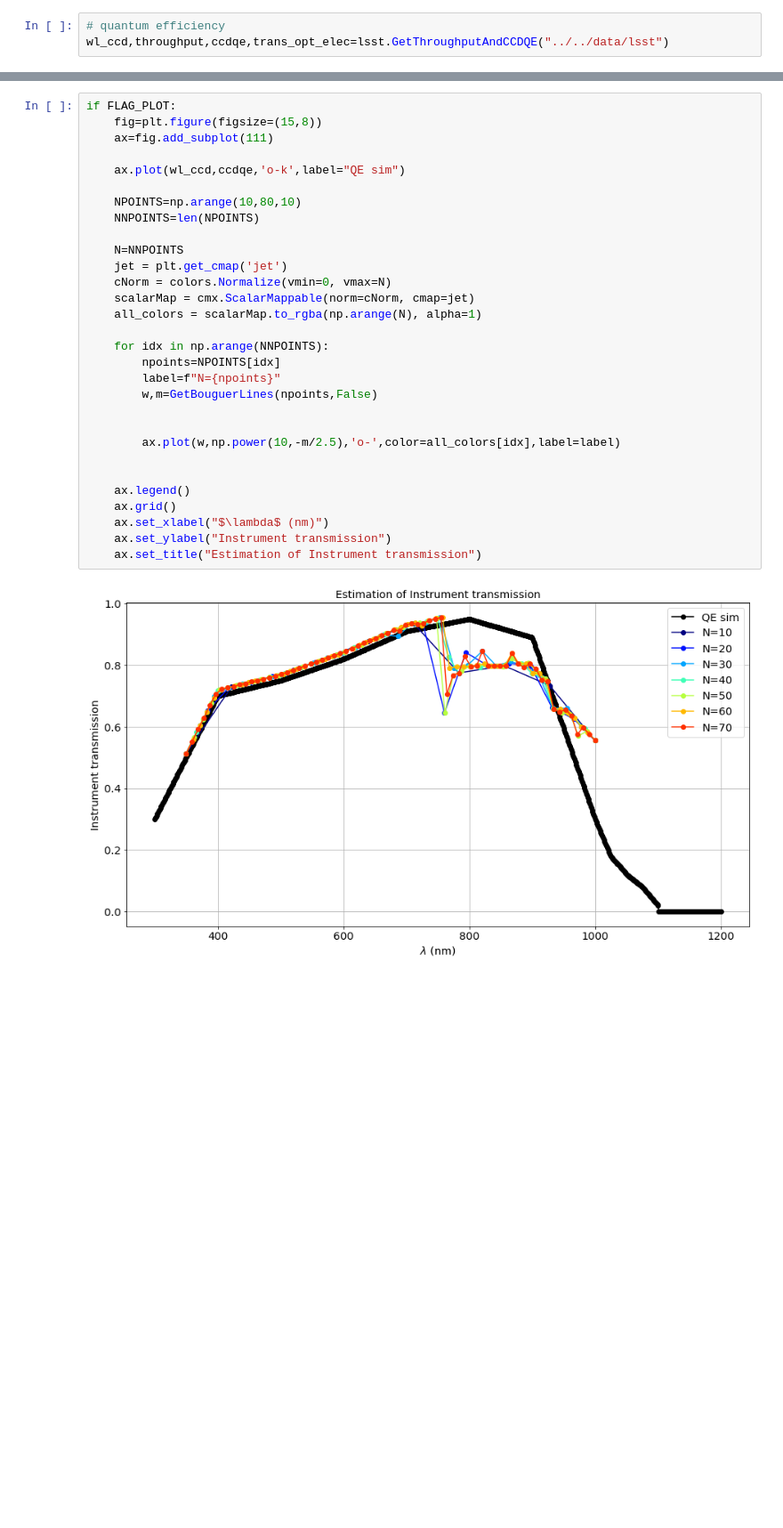
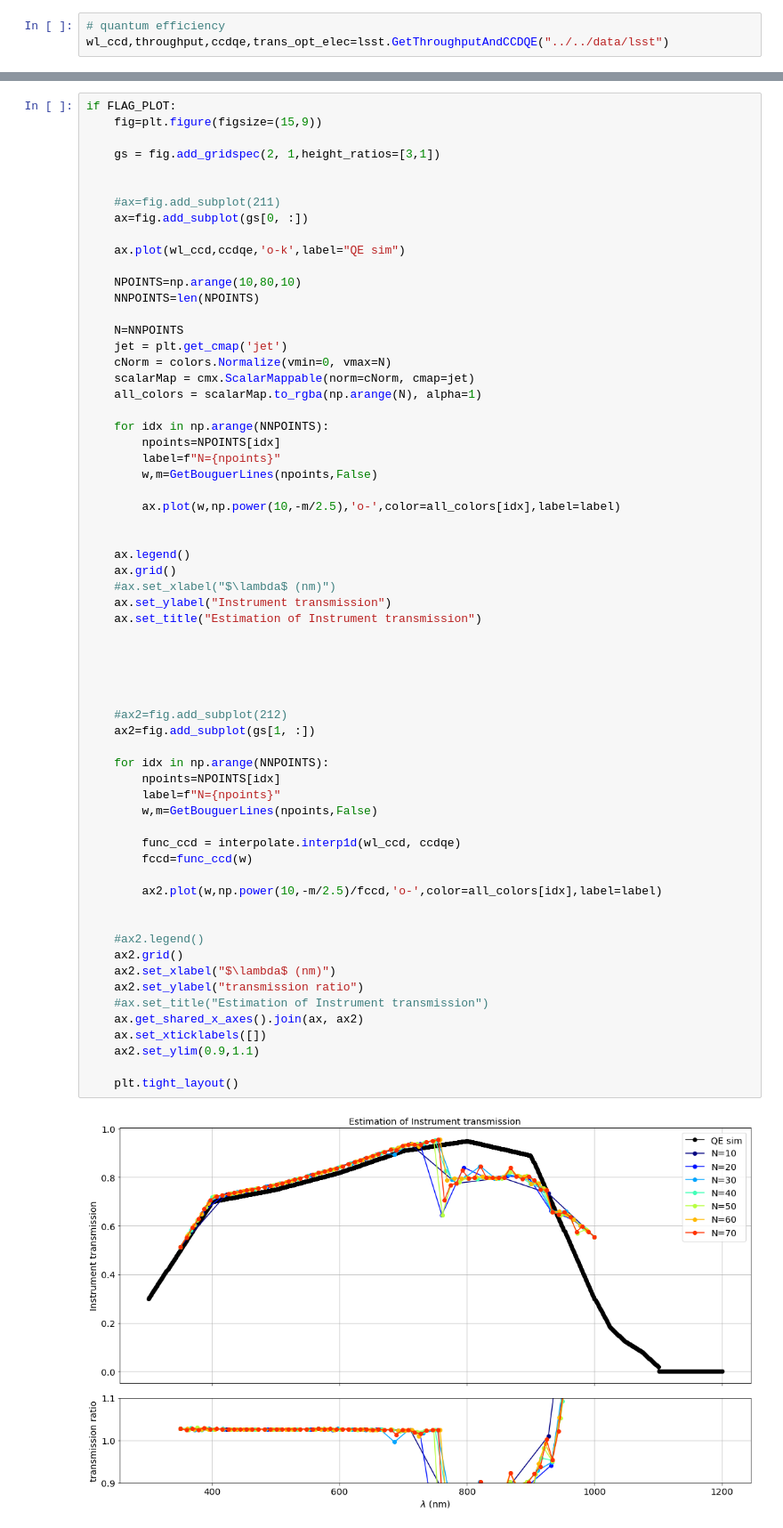
Before and after one commit to sylvielsstfr/PhotomCorrectAuxTel, a Jupyter notebook: analysis/MLfit_gp/MLfit_bouguer_gp.ipynb, the cells around one changed output, grey strips where cells are left out. Shown at 89% size. Cells and saved outputs as stored; diff of their text form; blank space fills up the shorter version.

Commit message:
add ratio for QE

```diff
--- a/analysis/MLfit_gp/MLfit_bouguer_gp.ipynb
+++ b/analysis/MLfit_gp/MLfit_bouguer_gp.ipynb
@@ -1659,32 +1663,65 @@ wl_ccd,throughput,ccdqe,trans_opt_elec=lsst.GetThroughputAndCCDQE("../../data/ls
 # %%
 if FLAG_PLOT:
-    fig=plt.figure(figsize=(15,8))
-    ax=fig.add_subplot(111)
+    fig=plt.figure(figsize=(15,9))
+
+    gs = fig.add_gridspec(2, 1,height_ratios=[3,1])
+
+
+    #ax=fig.add_subplot(211)
+    ax=fig.add_subplot(gs[0, :])
 
     ax.plot(wl_ccd,ccdqe,'o-k',label="QE sim")
 
     NPOINTS=np.arange(10,80,10)
     NNPOINTS=len(NPOINTS)
 
     N=NNPOINTS
     jet = plt.get_cmap('jet')
     cNorm = colors.Normalize(vmin=0, vmax=N)
     scalarMap = cmx.ScalarMappable(norm=cNorm, cmap=jet)
     all_colors = scalarMap.to_rgba(np.arange(N), alpha=1)
 
     for idx in np.arange(NNPOINTS):
         npoints=NPOINTS[idx]
         label=f"N={npoints}"
         w,m=GetBouguerLines(npoints,False)
 
-
         ax.plot(w,np.power(10,-m/2.5),'o-',color=all_colors[idx],label=label)
 
 
     ax.legend()
     ax.grid()
-    ax.set_xlabel("$\lambda$ (nm)")
+    #ax.set_xlabel("$\lambda$ (nm)")
     ax.set_ylabel("Instrument transmission")
     ax.set_title("Estimation of Instrument transmission")
+
+
+
+
+
+    #ax2=fig.add_subplot(212)
+    ax2=fig.add_subplot(gs[1, :])
+
+    for idx in np.arange(NNPOINTS):
+        npoints=NPOINTS[idx]
+        label=f"N={npoints}"
+        w,m=GetBouguerLines(npoints,False)
+
+        func_ccd = interpolate.interp1d(wl_ccd, ccdqe)
+        fccd=func_ccd(w)
+
+        ax2.plot(w,np.power(10,-m/2.5)/fccd,'o-',color=all_colors[idx],label=label)
+
+
+    #ax2.legend()
+    ax2.grid()
+    ax2.set_xlabel("$\lambda$ (nm)")
+    ax2.set_ylabel("transmission ratio")
+    #ax.set_title("Estimation of Instrument transmission")
+    ax.get_shared_x_axes().join(ax, ax2)
+    ax.set_xticklabels([])
+    ax2.set_ylim(0.9,1.1)
+
+    plt.tight_layout()
 # %% [output]
-[figure, old version]
+[figure, new version]
```
Also changed, not shown: parts of 9 cells of this notebook.
